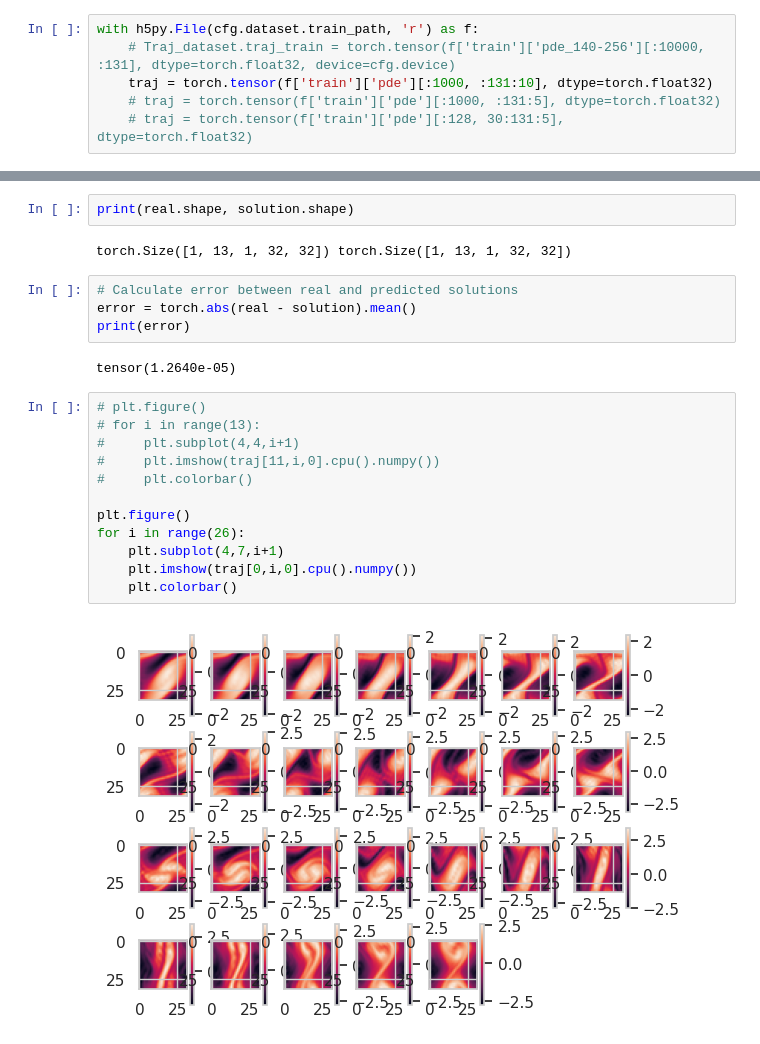
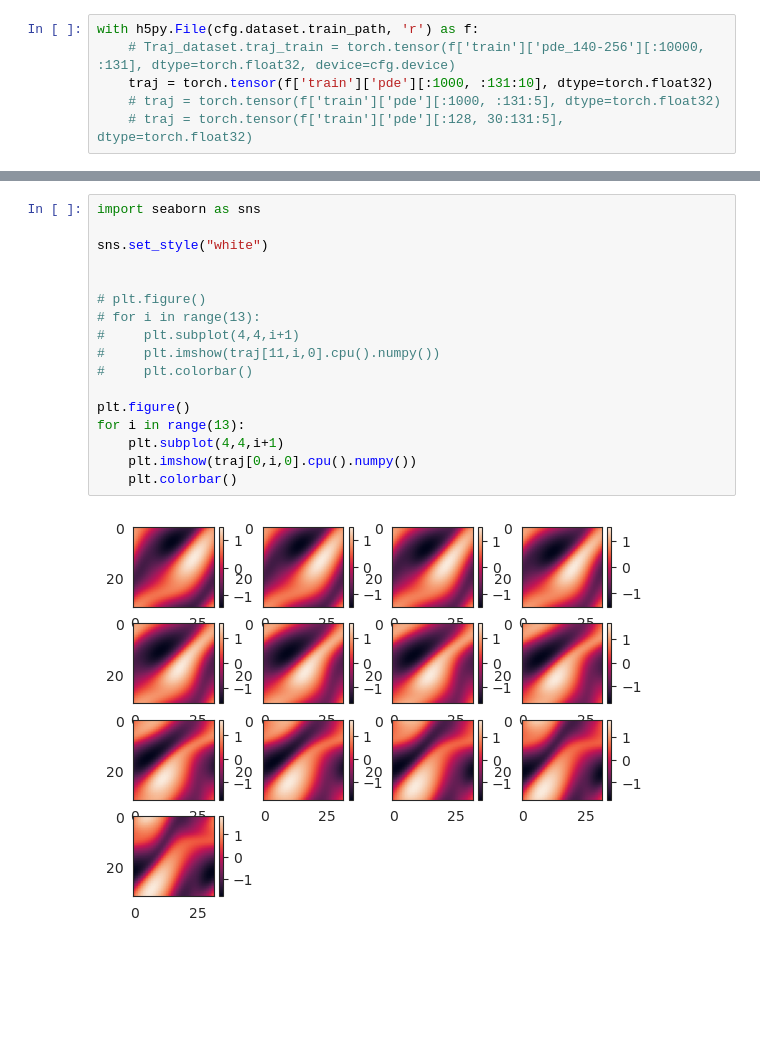
Before and after one commit to yegonkim/stap, a Jupyter notebook: diversity_visualization_ns.ipynb, the cells around one changed output, grey strips where cells are left out. Cells and saved outputs as stored; diff of their text form; blank space fills up the shorter version.

```diff
--- a/diversity_visualization_ns.ipynb
+++ b/diversity_visualization_ns.ipynb
@@ -36,27 +25,22 @@ real = traj[0:1, 1:14, :]
-# %%
-print(real.shape, solution.shape)
-# %% [output]
-torch.Size([1, 13, 1, 32, 32]) torch.Size([1, 13, 1, 32, 32])
-# %%
-# Calculate error between real and predicted solutions
-error = torch.abs(real - solution).mean()
-print(error)
-# %% [output]
-tensor(1.2640e-05)
 # %%
+import seaborn as sns
+
+sns.set_style("white")
+
+
 # plt.figure()
 # for i in range(13):
 #     plt.subplot(4,4,i+1)
 #     plt.imshow(traj[11,i,0].cpu().numpy())
 #     plt.colorbar()
 
 plt.figure()
-for i in range(26):
-    plt.subplot(4,7,i+1)
+for i in range(13):
+    plt.subplot(4,4,i+1)
     plt.imshow(traj[0,i,0].cpu().numpy())
     plt.colorbar()
 # %% [output]
-[figure, old version]
+[figure, new version]
 # %%
 data = traj.flatten(2) # (1000, 131, 1) -> (1000, 131)
 
```
Also changed, not shown: parts of 4 cells of this notebook, 21 other files.
